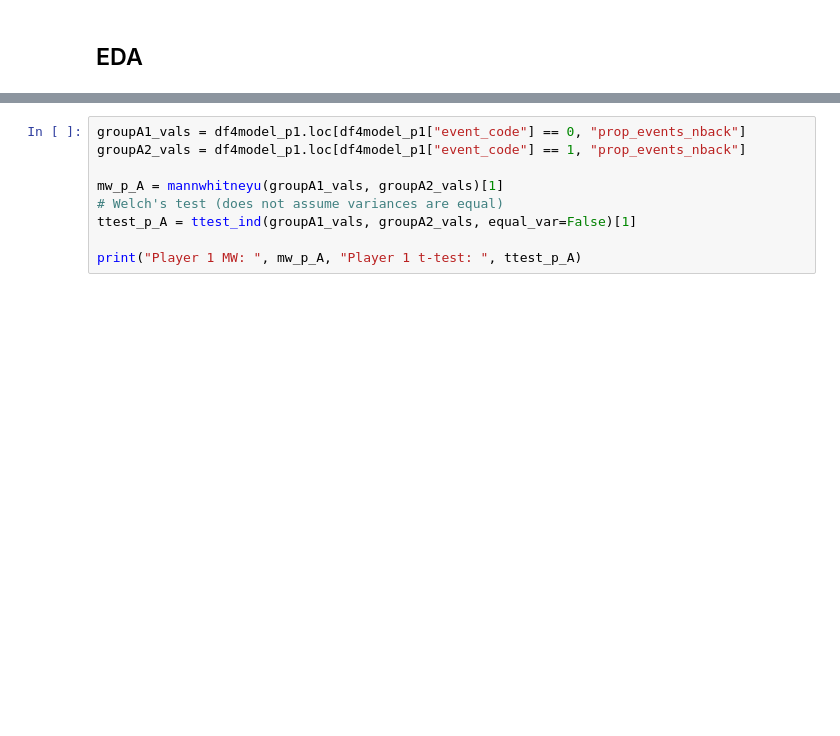
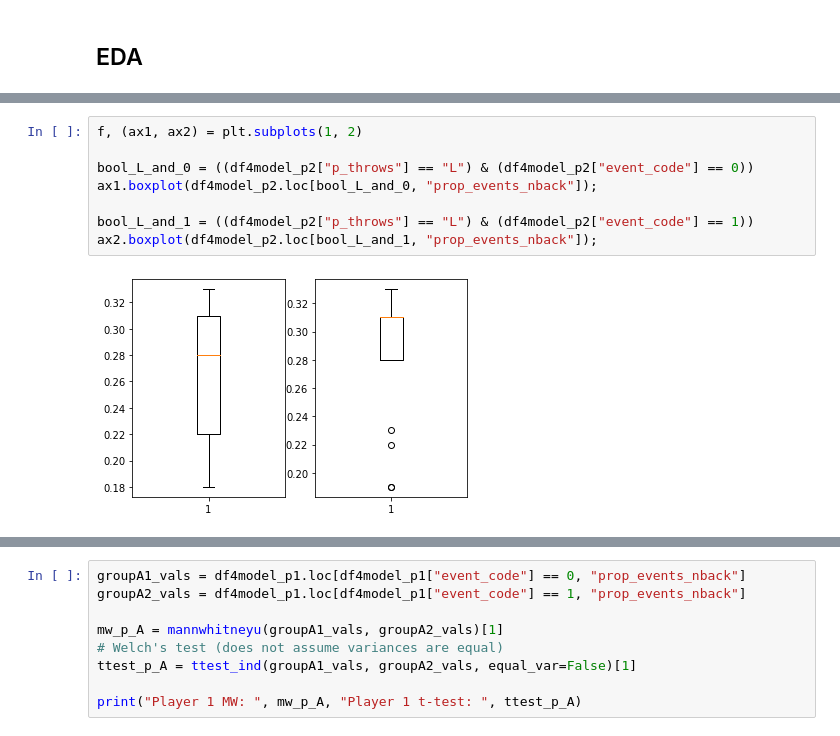
Before and after one commit to benslack19/baseball_player_selector, a Jupyter notebook: daily_fantasy_baseball_predictor_v1.ipynb, the cells around one changed output, grey strips where cells are left out. Cells and saved outputs as stored; diff of their text form; blank space fills up the shorter version.

```diff
--- a/daily_fantasy_baseball_predictor_v1.ipynb
+++ b/daily_fantasy_baseball_predictor_v1.ipynb
@@ -1347 +1362,11 @@ Text(0.5, 1.0, 'Player 2')
 [interactive output not drawn]
+# %%
+f, (ax1, ax2) = plt.subplots(1, 2)
+
+bool_L_and_0 = ((df4model_p2["p_throws"] == "L") & (df4model_p2["event_code"] == 0))
+ax1.boxplot(df4model_p2.loc[bool_L_and_0, "prop_events_nback"]);
+
+bool_L_and_1 = ((df4model_p2["p_throws"] == "L") & (df4model_p2["event_code"] == 1))
+ax2.boxplot(df4model_p2.loc[bool_L_and_1, "prop_events_nback"]);
+# %% [output]
+[figure, added]
```
Also changed, not shown: parts of 48 cells of this notebook, 2 other files.
